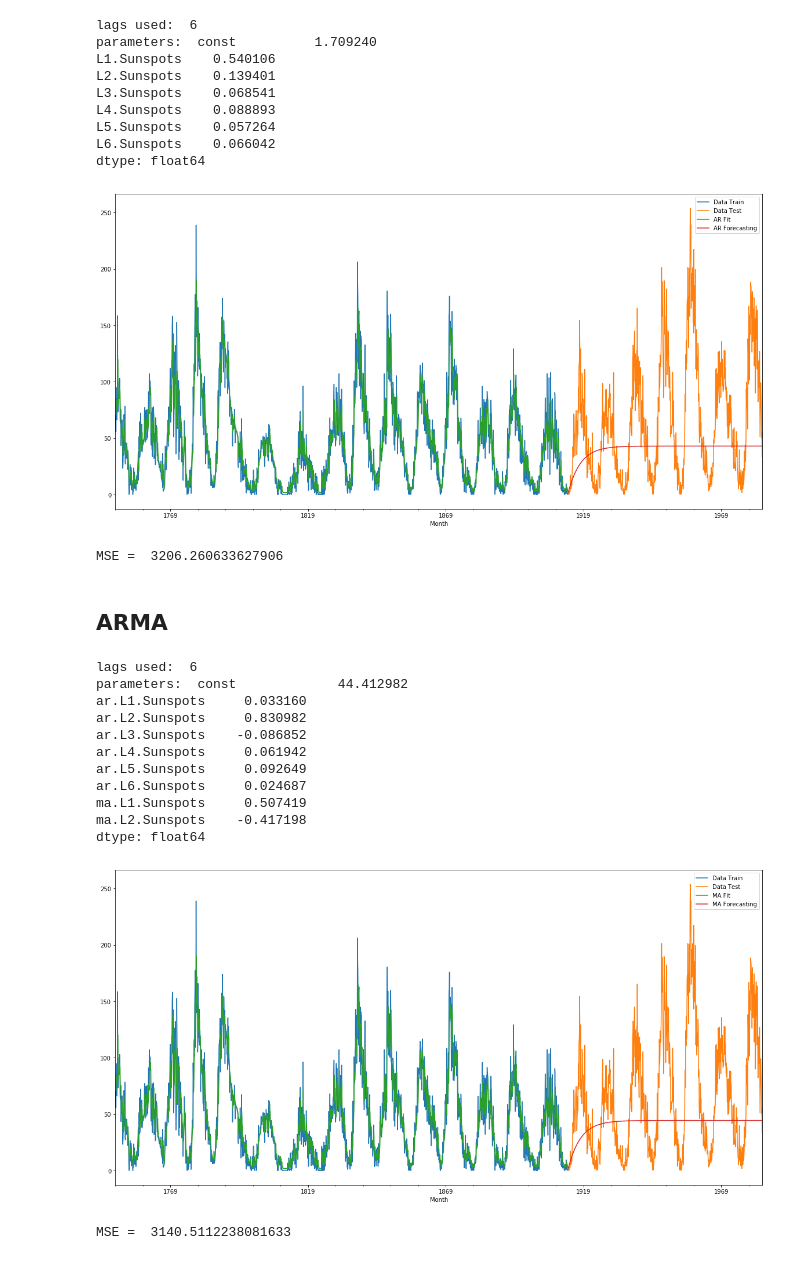
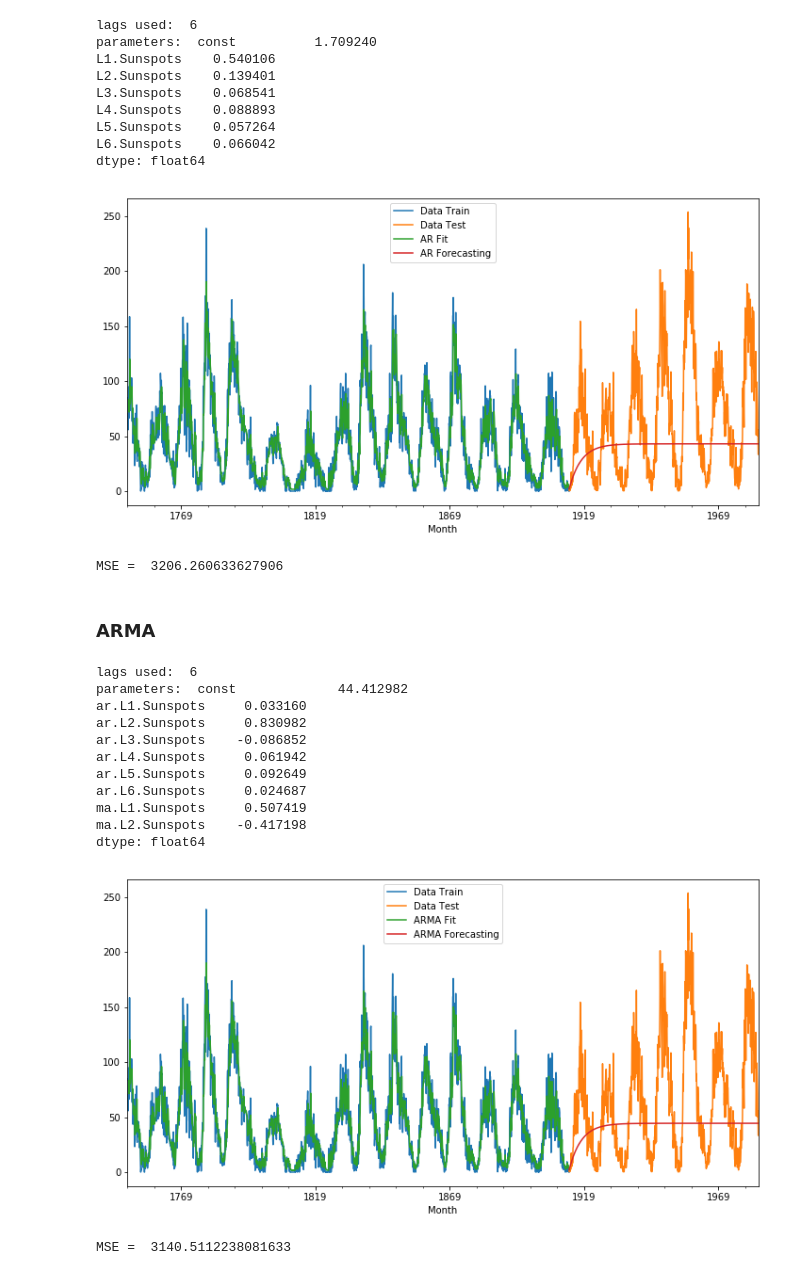
Before and after one commit to jamissonfreitas/IN1167, a Jupyter notebook: report.ipynb, the cells around one changed output. Cells and saved outputs as stored; diff of their text form; code cells hidden in the pictures.

```diff
--- a/report.ipynb
+++ b/report.ipynb
@@ -24,8 +26,8 @@ from statsmodels.tsa.arima_model import ARMA, ARIMA
 # %% [markdown]
 # Constants
 # %%
-H = 10
-V = 20
+H = 6
+V = 12
 # %% [markdown]
 # Monthly Sunspots
 
@@ -191,13 +218,13 @@ predict.plot(label='AR Forecasting')
 plt.legend()
 plt.show()
 # %% [output]
-[figure, old version]
+[figure, new version]
 # %%
 print('MSE = ', mean_squared_error(serie_test, predict))
 # %% [output]
 MSE =  3206.260633627906
 # %% [markdown]
-## ARMA
+### ARMA
 # %%
 # train ARMA
 model = ARMA(serie_train, order=(6, 2))
@@ -206,36 +233,36 @@ model_fitted = model.fit()
 # parameters used
 print("lags used: ", model_fitted.k_ar)
 print("parameters: ", model_fitted.params)
 
 plt.figure(figsize=(V,H))
 
 # plot data train and test
 serie_train.plot(label='Data Train')
 
 serie_test.plot(label='Data Test')
 
 predict = model_fitted.predict(start=model_fitted.k_ar, end=len(serie_train), dynamic=False)
-predict.plot(label='MA Fit')
+predict.plot(label='ARMA Fit')
 
 predict = model_fitted.predict(start=serie_test.index[0], end=serie_test.index[-1], dynamic=False)
-predict.plot(label='MA Forecasting')
+predict.plot(label='ARMA Forecasting')
 
 #to show
 plt.legend()
 plt.show()
 # %% [output]
 lags used:  6
 parameters:  const             44.412982
 ar.L1.Sunspots     0.033160
 ar.L2.Sunspots     0.830982
 ar.L3.Sunspots    -0.086852
 ar.L4.Sunspots     0.061942
 ar.L5.Sunspots     0.092649
 ar.L6.Sunspots     0.024687
 ma.L1.Sunspots     0.507419
 ma.L2.Sunspots    -0.417198
 dtype: float64
-[figure, old version]
+[figure, new version]
 # %%
 print('MSE = ', mean_squared_error(serie_test, predict))
 # %% [output]
```
Also changed, not shown: parts of 22 cells of this notebook.
